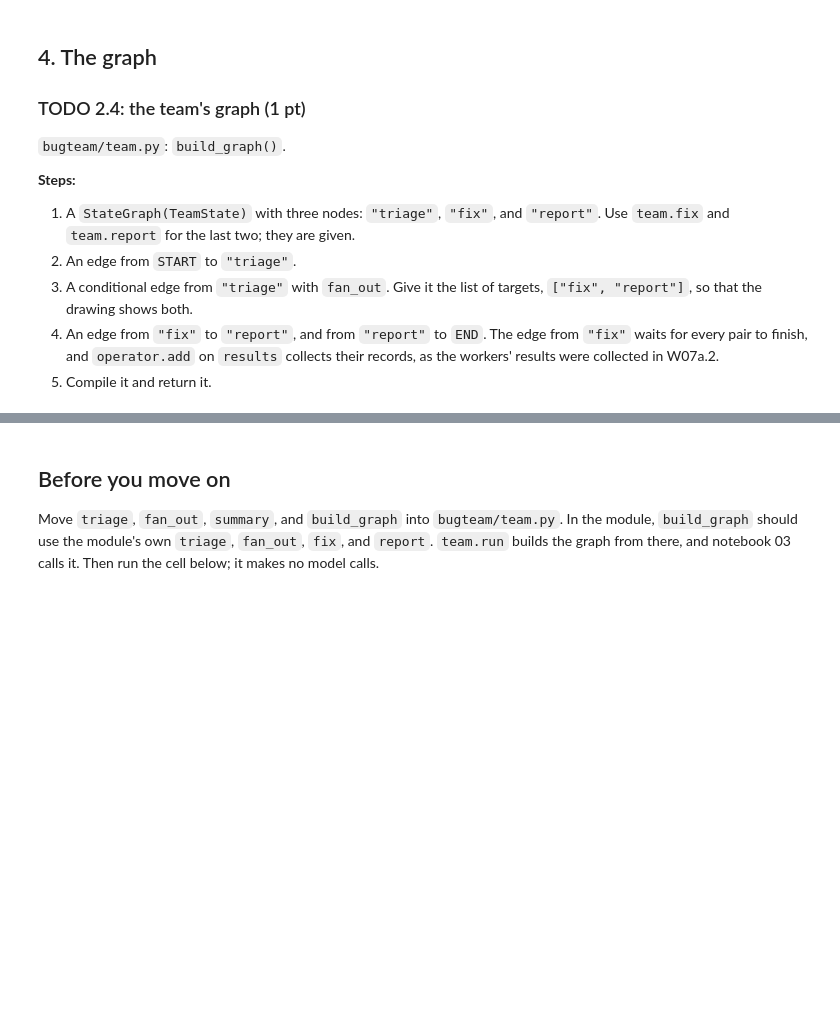
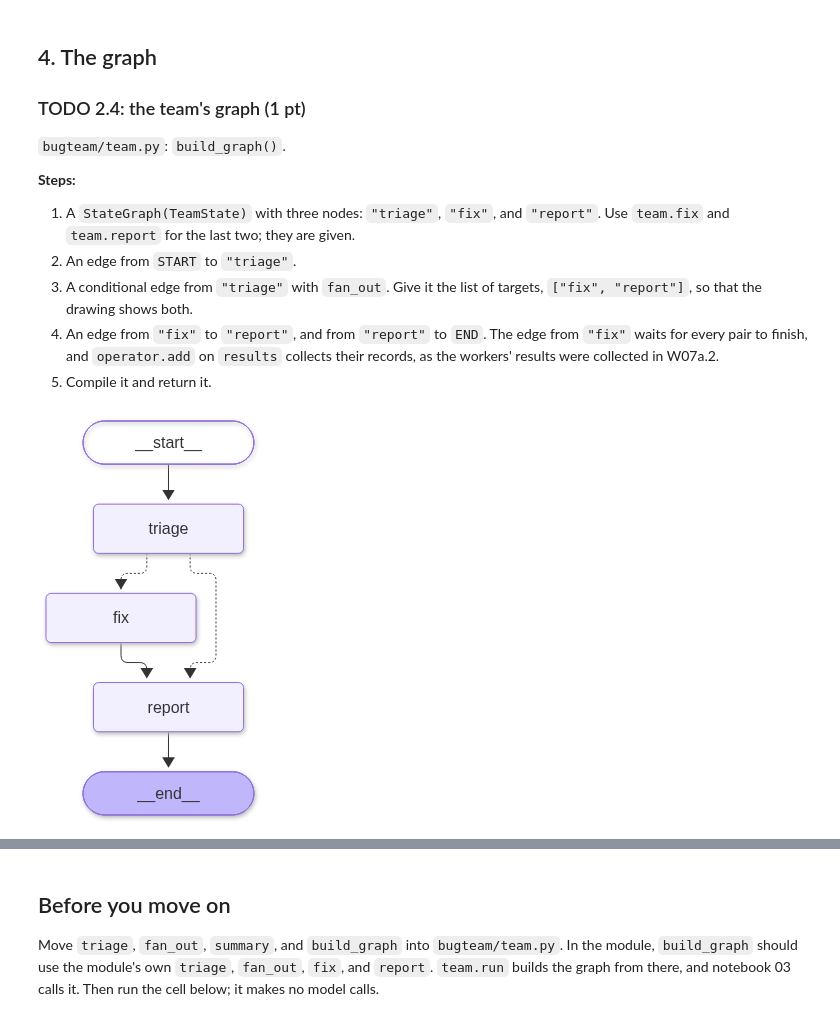
Before and after one commit to sidharthayadavv/CS6983-Sidhartha-BugTeam, a Jupyter notebook: DADA3_02_Team.ipynb, the cells around one changed output, grey strips where cells are left out. Saved outputs shown, nothing was run; the diff lists cells and outputs as text; code cells hidden in the pictures; blank space fills up the shorter version.

```diff
--- a/DADA3_02_Team.ipynb
+++ b/DADA3_02_Team.ipynb
@@ -41,3 +61,11 @@ print(json.dumps(team.Label.model_json_schema()["properties"], indent=1))
 2. Build the code part of the prompt: every file in `repo_files()` whose path starts with `"huskyutils/"`, each preceded by a line `# <path>`, joined with blank lines.
 3. For each issue in `state["issues"]`, call the model through `retry` with `TRIAGE_PROMPT.format(code=..., issue=issue_text(issue))`. Keep its `label` and its `reasoning`, each in a dictionary keyed by the issue's number.
 4. Return `{"labels": labels, "reasons": reasons}`.
+# %%
+from bugteam.repo import issue_text, repo_files
+
+files=repo_files()
+for file in reversed(files):
+    print(file)
+    print([files[file]])
+    break
@@ -50,7 +81,20 @@ from bugteam.util import retry
 # TODO 2.1
 def triage(state: TeamState) -> dict:
     # your code here
-    ...
+    model=config.chat().with_structured_output(Label)
+    files=repo_files()
+    code="\n\n".join(
+        f"# <{path}>\n{content}"
+        for path,content in files.items()
+        if path.startswith("huskyutils/")
+        )
+    labels={}
+    reasons={}
+    for issue in state["issues"]:
+        out=retry(model.invoke, TRIAGE_PROMPT.format(code=code, issue=issue_text(issue)))
+        labels[issue["number"]]=out.label
+        reasons[issue["number"]]=out.reasoning
+    return {"labels":labels, "reasons":reasons}
 # %%
 decided = triage({"issues": issues})
 for n, label in decided["labels"].items():
@@ -84,7 +143,13 @@ from langgraph.types import Send
 # TODO 2.2
 def fan_out(state: TeamState):
     # your code here
-    ...
+    bugs=[
+        issue for issue in state["issues"]
+        if state["labels"][issue["number"]]=="bug"
+    ]
+    if not bugs:
+        return "report"
+    return [Send("fix",{"issue": issue, "note": state["reasons"][issue["number"]]}) for issue in bugs]
 # %%
 two = issues[:3]
 labels = {two[0]["number"]: "bug", two[1]["number"]: "bug", two[2]["number"]: "not_a_bug"}
@@ -144,15 +220,25 @@ Check the paragraph against the lines above it. Does it say anything the lines d
 # %%
 from IPython.display import Image, display
 from langgraph.graph import END, START, StateGraph
 
 
 # TODO 2.4
 def build_graph():
     # your code here
-    ...
+    graph=StateGraph(TeamState)
+    graph.add_node("triage",triage)
+    graph.add_node("fix",team.fix)
+    graph.add_node("report",team.report)
+    graph.add_edge(START,"triage")
+    graph.add_conditional_edges("triage",fan_out,["fix","report"])
+    graph.add_edge("fix","report")
+    graph.add_edge("report",END)
+    return graph.compile()
 
 
 display(Image(build_graph().get_graph().draw_mermaid_png()))
+# %% [output]
+[figure, added]
 # %% [markdown]
 Your drawing should look like this. The dotted edges from `triage` are the conditional edge: one `Send` to `fix` per bug, or straight to `report` when there are none.
 
```
Also changed, not shown: parts of 10 cells of this notebook, 5 other files.
